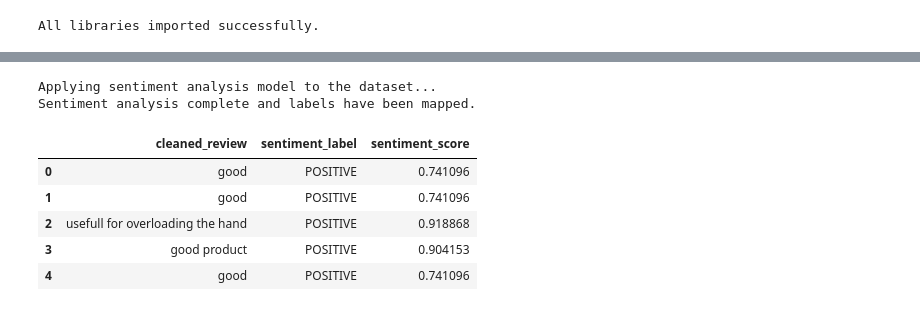
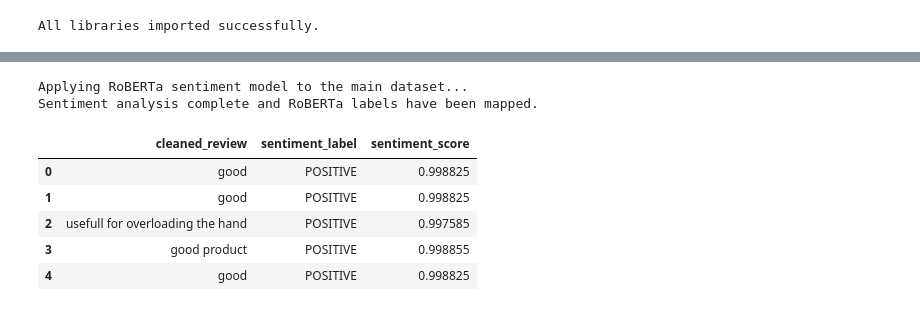
Before and after one commit to Lava052006/BitNBuild-25_AVINYA, a Jupyter notebook: test.ipynb, the cells around one changed output, grey strips where cells are left out. Drawn from its saved outputs; the diff is of its cells as text; code cells hidden in the pictures.

```diff
--- a/test.ipynb
+++ b/test.ipynb
@@ -23,7 +23,7 @@ print("All libraries imported successfully.")
 All libraries imported successfully.
 # %%
 # Define the list of file paths for your CSVs
-file_paths = ['ball_test.csv', 'bracelet_test.csv', 'lens_test.csv', 'ps4_controller_test.csv', 'refrigerator_test.csv'] # <--- ADD YOUR FILENAMES HERE
+file_paths = ['ball_test.csv', 'bracelet_test.csv', 'lens_test.csv', 'fan_test.csv', 'coffee_test.csv', 'ps4_controller_test.csv'] # <--- ADD YOUR FILENAMES HERE
 
 # Create an empty list to hold the individual DataFrames
 list_of_dfs = []
@@ -131,36 +181,36 @@ Sentiment analysis model loaded successfully.
 # %%
-# --- Step 4: Apply the Model and Map Labels ---
+# --- Step 4: Apply the Model and Map Labels (with RoBERTa LOGIC) ---
 
-print("Applying sentiment analysis model to the dataset...")
+print("Applying RoBERTa sentiment model to the main dataset...")
 
 # Get the sentiment for each review
 results = sentiment_classifier(df['cleaned_review'].tolist())
 
-# Extract the raw label and score from the results
-df['sentiment_label'] = [result['label'] for result in results]
+# Extract the raw label and score
+df['sentiment_label_raw'] = [result['label'] for result in results]
 df['sentiment_score'] = [result['score'] for result in results]
 
-# --- !!! THIS IS THE FIX: A MAPPING STEP !!! ---
-# Define the mapping from the model's output to our desired labels
-label_mapping = {
-    'LABEL_2': 'POSITIVE',
-    'LABEL_1': 'NEUTRAL',
-    'LABEL_0': 'NEGATIVE'
+# --- !!! THIS IS THE FIX: A MAPPING STEP FOR THE RoBERTa MODEL !!! ---
+# Define the mapping from the RoBERTa model's lowercase output to our desired uppercase labels
+roberta_to_sentiment_map = {
+    'positive': 'POSITIVE',
+    'neutral': 'NEUTRAL',
+    'negative': 'NEGATIVE'
 }
 
-# Apply the mapping to the 'sentiment_label' column
-df['sentiment_label'] = df['sentiment_label'].map(label_mapping)
+# Apply the mapping to create the final sentiment label column
+df['sentiment_label'] = df['sentiment_label_raw'].map(roberta_to_sentiment_map)
 
-print("Sentiment analysis complete and labels have been mapped.")
+print("Sentiment analysis complete and RoBERTa labels have been mapped.")
 # Display the reviews with their new, readable sentiments
 df[['cleaned_review', 'sentiment_label', 'sentiment_score']].head()
 # %% [output]
-Applying sentiment analysis model to the dataset...
-Sentiment analysis complete and labels have been mapped.
+Applying RoBERTa sentiment model to the main dataset...
+Sentiment analysis complete and RoBERTa labels have been mapped.
 |  | cleaned_review | sentiment_label | sentiment_score |
-| 0 | good | POSITIVE | 0.741096 |
-| 1 | good | POSITIVE | 0.741096 |
-| 2 | usefull for overloading the hand | POSITIVE | 0.918868 |
-| 3 | good product | POSITIVE | 0.904153 |
-| 4 | good | POSITIVE | 0.741096 |
+| 0 | good | POSITIVE | 0.998825 |
+| 1 | good | POSITIVE | 0.998825 |
+| 2 | usefull for overloading the hand | POSITIVE | 0.997585 |
+| 3 | good product | POSITIVE | 0.998855 |
+| 4 | good | POSITIVE | 0.998825 |
 # %%
```
Also changed, not shown: parts of 6 cells of this notebook, 1 other file.
